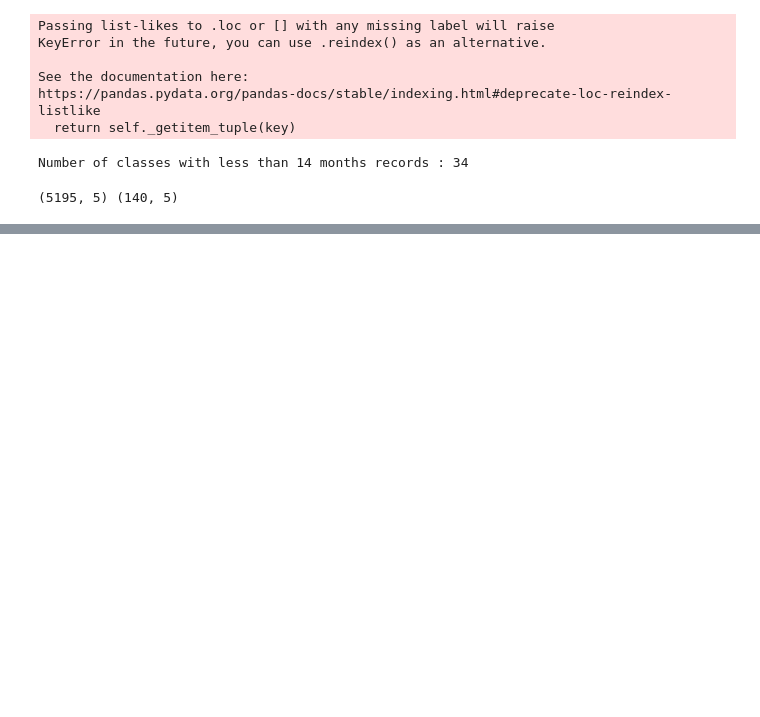
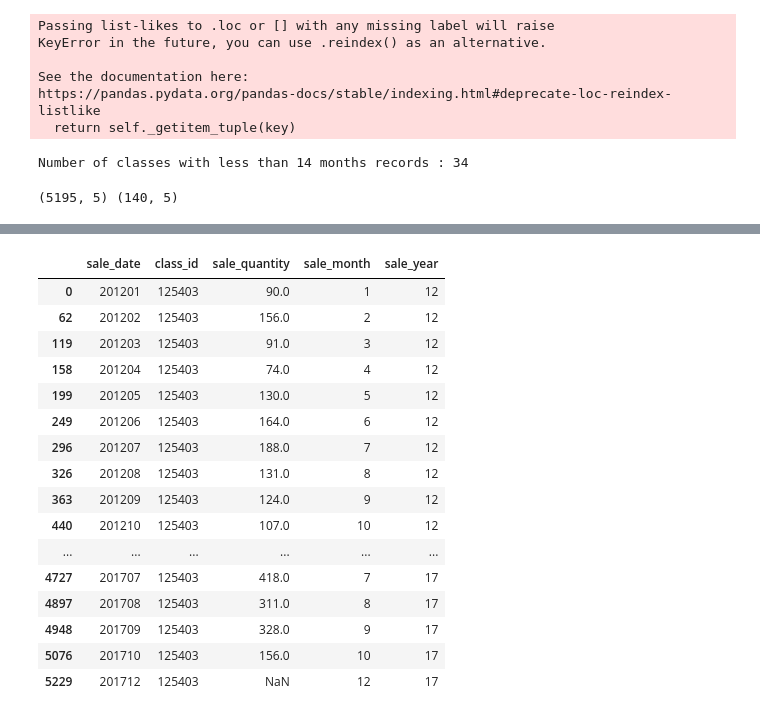
Before and after one commit to songyang0716/Kaggle_Competition, a Jupyter notebook: auto_sale_prediction/sales_prediction.ipynb, the cells around one changed output, grey strips where cells are left out. Cells and saved outputs as stored; diff of their text form; code cells hidden in the pictures; blank space fills up the shorter version.

```diff
--- a/auto_sale_prediction/sales_prediction.ipynb
+++ b/auto_sale_prediction/sales_prediction.ipynb
@@ -156,0 +289,22 @@ for idx in class_12:
+# %%
+temp = all_data.loc[all_data['class_id'] == 125403, :]
+# %%
+temp
+# %% [output]
+|  | sale_date | class_id | sale_quantity | sale_month | sale_year |
+| 0 | 201201 | 125403 | 90.0 | 1 | 12 |
+| 62 | 201202 | 125403 | 156.0 | 2 | 12 |
+| 119 | 201203 | 125403 | 91.0 | 3 | 12 |
+| 158 | 201204 | 125403 | 74.0 | 4 | 12 |
+| 199 | 201205 | 125403 | 130.0 | 5 | 12 |
+| 249 | 201206 | 125403 | 164.0 | 6 | 12 |
+| 296 | 201207 | 125403 | 188.0 | 7 | 12 |
+| 326 | 201208 | 125403 | 131.0 | 8 | 12 |
+| 363 | 201209 | 125403 | 124.0 | 9 | 12 |
+| 440 | 201210 | 125403 | 107.0 | 10 | 12 |
+| ... | ... | ... | ... | ... | ... |
+| 4727 | 201707 | 125403 | 418.0 | 7 | 17 |
+| 4897 | 201708 | 125403 | 311.0 | 8 | 17 |
+| 4948 | 201709 | 125403 | 328.0 | 9 | 17 |
+| 5076 | 201710 | 125403 | 156.0 | 10 | 17 |
+| 5229 | 201712 | 125403 | NaN | 12 | 17 |
```
Also changed, not shown: parts of 19 cells of this notebook.
